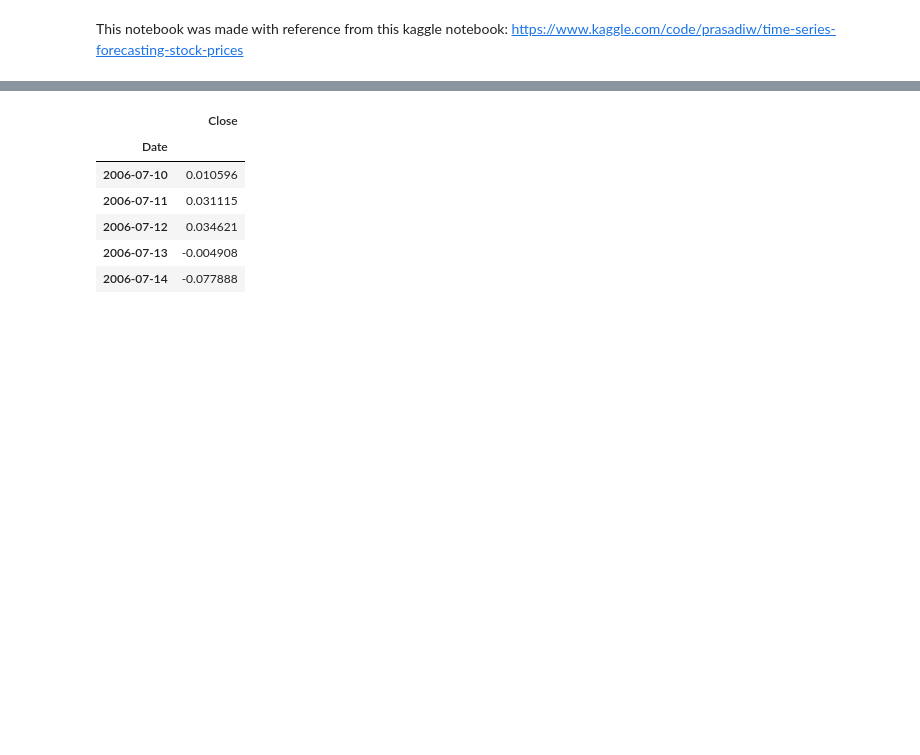
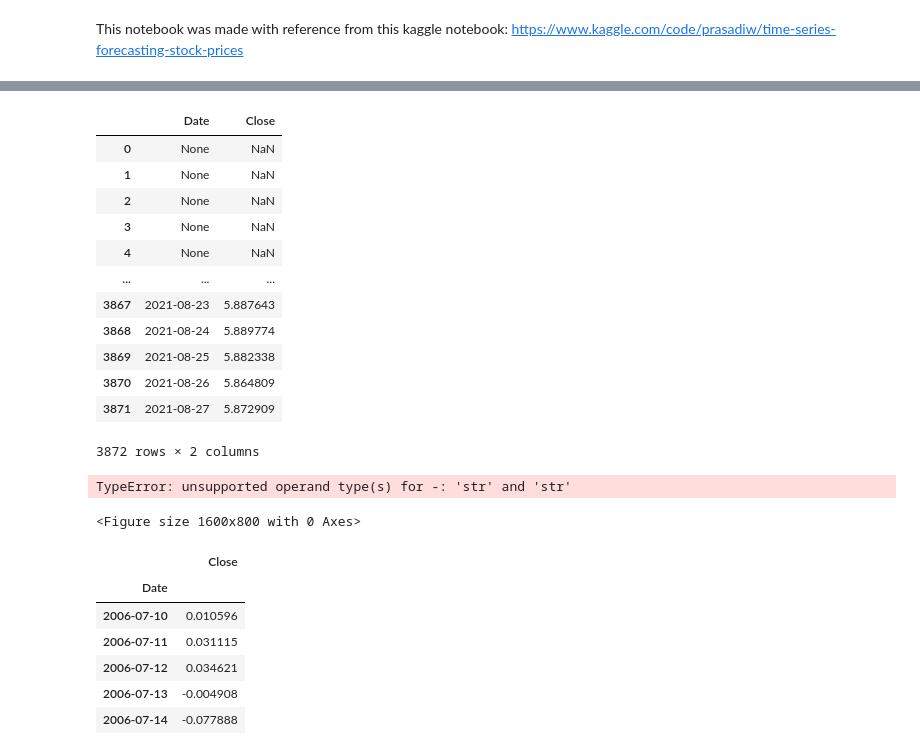
Before and after one commit to yjiahao/time-series-stocks, a Jupyter notebook: ARIMA.ipynb, the cells around one changed output, grey strips where cells are left out. Saved outputs shown, nothing was run; the diff lists cells and outputs as text; code cells hidden in the pictures; blank space fills up the shorter version.

```diff
--- a/ARIMA.ipynb
+++ b/ARIMA.ipynb
@@ -3,3 +9,20 @@ This notebook was made with reference from this kaggle notebook: https://www.kag
+# %%
+df_log = pd.read_csv("./data/processed/mastercard_stock_history_processed.csv")
+df_log.head()
+# %% [output]
+|  | Date | Close |
+| 0 | None | NaN |
+| 1 | None | NaN |
+| 2 | None | NaN |
+| 3 | None | NaN |
+| 4 | None | NaN |
+| ... | ... | ... |
+| 3867 | 2021-08-23 | 5.887643 |
+| 3868 | 2021-08-24 | 5.889774 |
+| 3869 | 2021-08-25 | 5.882338 |
+| 3870 | 2021-08-26 | 5.864809 |
+| 3871 | 2021-08-27 | 5.872909 |
+3872 rows × 2 columns
 # %%
 plt.figure(figsize=(16,8))
 df_shift = df_log - df_log.shift(periods = 30)
@@ -13,6 +36,9 @@ plt.show()
 
 # Dropping the null values that we get after applying differencing method
 df_shift = df_shift.dropna()
+# %% [output]
+TypeError: unsupported operand type(s) for -: 'str' and 'str'
+<Figure size 1600x800 with 0 Axes>
 # %%
 df_shift.head()
 # %% [output]
```
Also changed, not shown: parts of 1 cell of this notebook, 2 other files.
